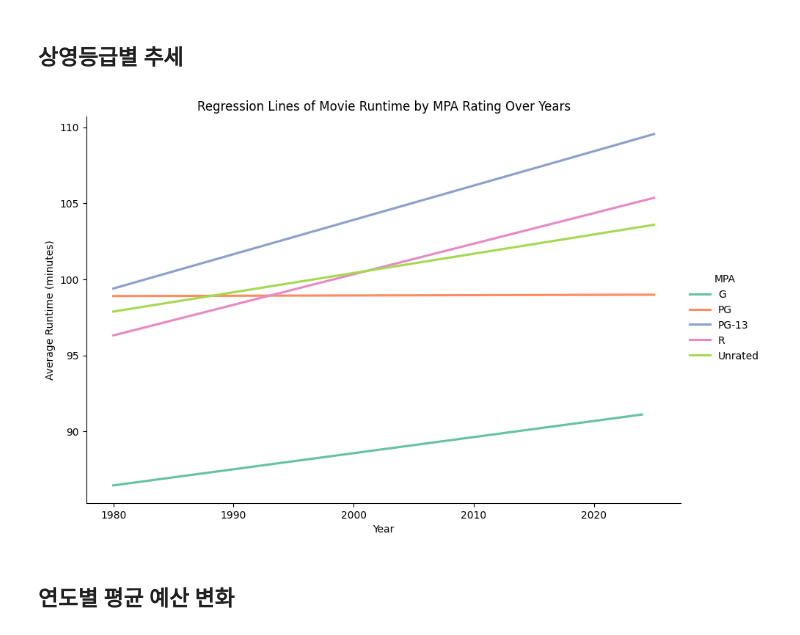
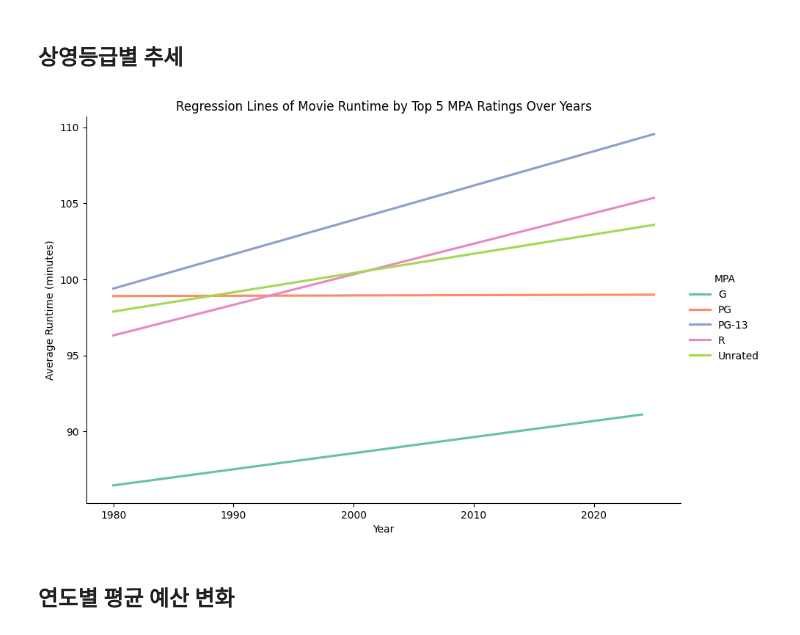
Before and after one commit to Encore-SKN-17/EDA_MINI_1TEAM, a Jupyter notebook: movie_EDA.ipynb, the cells around one changed output. Saved outputs shown, nothing was run; the diff lists cells and outputs as text; code cells hidden in the pictures.

```diff
--- a/movie_EDA.ipynb
+++ b/movie_EDA.ipynb
@@ -276,23 +276,23 @@ plt.tight_layout()
 # %%
 sns.lmplot(
     data=filtered_df,
     x='Year',
     y='Duration_minute',
     hue='MPA',
     height=6,
     aspect=1.5,
     markers='o',
     ci=None,                # turn off confidence interval if you prefer a cleaner look
     scatter=False,          # remove scatter dots for cleaner regression-only view
     palette='Set2'
 )
 
-plt.title('Regression Lines of Movie Runtime by MPA Rating Over Years')
+plt.title('Regression Lines of Movie Runtime by Top 5 MPA Ratings Over Years')
 plt.xlabel('Year')
 plt.ylabel('Average Runtime (minutes)')
 plt.show()
 # %% [output]
-[figure, old version]
+[figure, new version]
 # %% [markdown]
 ## 연도별 평균 예산 변화
 # %%
```
Also changed, not shown: parts of 7 cells of this notebook, 20 other files.
